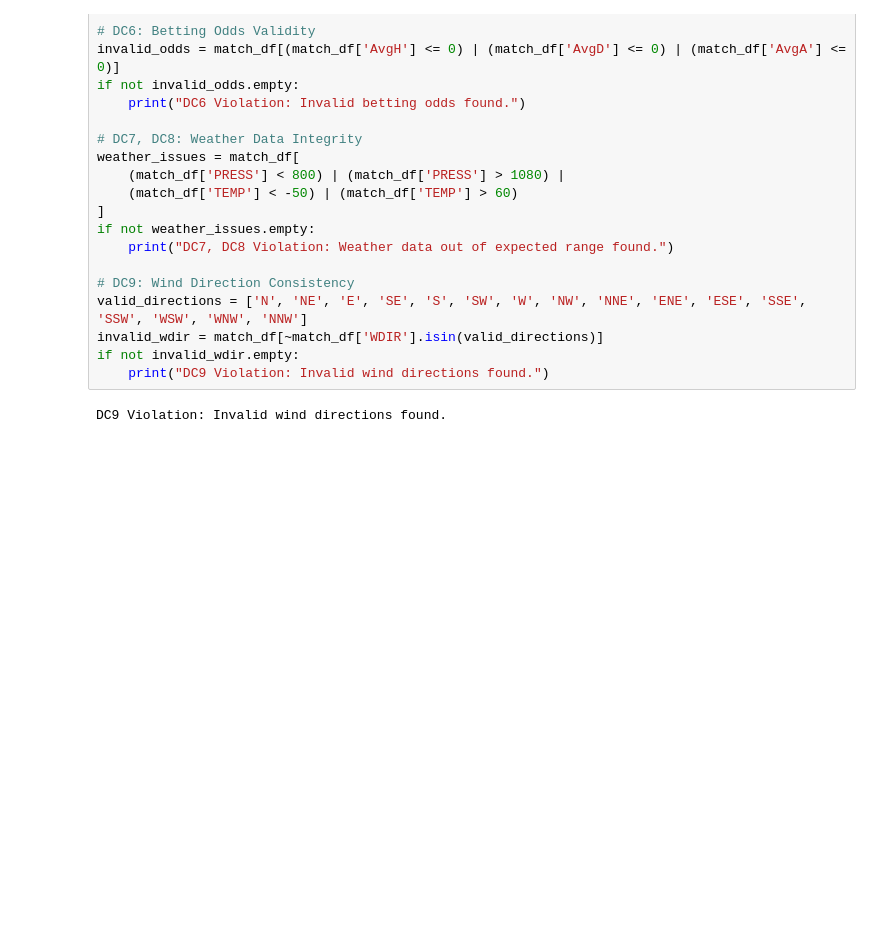
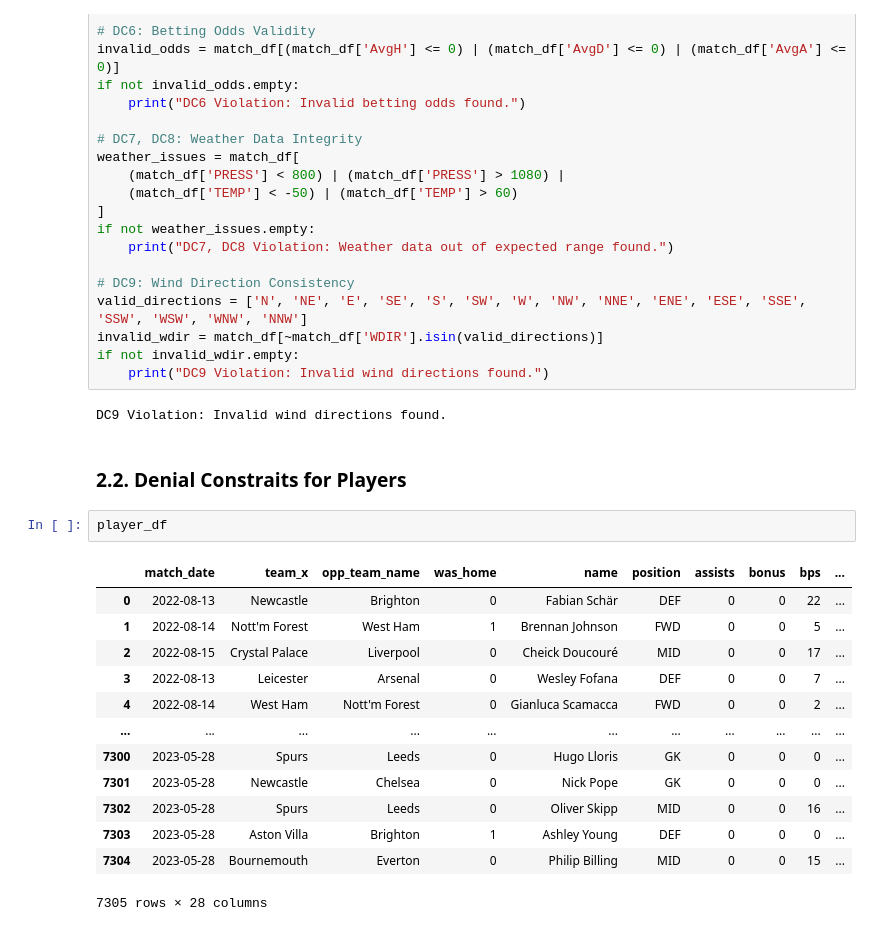
Before and after one commit to marcmelis/adsdb-fantasy-football, a Jupyter notebook: notebooks/data_quality/data_quality.ipynb, the cells around one changed output. Cells and saved outputs as stored; diff of their text form; blank space fills up the shorter version.

Commit message:
add denial constrains (new some more maybe)

```diff
--- a/notebooks/data_quality/data_quality.ipynb
+++ b/notebooks/data_quality/data_quality.ipynb
@@ -235,3 +225,21 @@ if not invalid_wdir.empty:
     print("DC9 Violation: Invalid wind directions found.")
 # %% [output]
 DC9 Violation: Invalid wind directions found.
+# %% [markdown]
+### 2.2. Denial Constraits for Players
+# %%
+player_df
+# %% [output]
+|  | match_date | team_x | opp_team_name | was_home | name | position | assists | bonus | bps | ... |
+| 0 | 2022-08-13 | Newcastle | Brighton | 0 | Fabian Schär | DEF | 0 | 0 | 22 | ... |
+| 1 | 2022-08-14 | Nott'm Forest | West Ham | 1 | Brennan Johnson | FWD | 0 | 0 | 5 | ... |
+| 2 | 2022-08-15 | Crystal Palace | Liverpool | 0 | Cheick Doucouré | MID | 0 | 0 | 17 | ... |
+| 3 | 2022-08-13 | Leicester | Arsenal | 0 | Wesley Fofana | DEF | 0 | 0 | 7 | ... |
+| 4 | 2022-08-14 | West Ham | Nott'm Forest | 0 | Gianluca Scamacca | FWD | 0 | 0 | 2 | ... |
+| ... | ... | ... | ... | ... | ... | ... | ... | ... | ... | ... |
+| 7300 | 2023-05-28 | Spurs | Leeds | 0 | Hugo Lloris | GK | 0 | 0 | 0 | ... |
+| 7301 | 2023-05-28 | Newcastle | Chelsea | 0 | Nick Pope | GK | 0 | 0 | 0 | ... |
+| 7302 | 2023-05-28 | Spurs | Leeds | 0 | Oliver Skipp | MID | 0 | 0 | 16 | ... |
+| 7303 | 2023-05-28 | Aston Villa | Brighton | 1 | Ashley Young | DEF | 0 | 0 | 0 | ... |
+| 7304 | 2023-05-28 | Bournemouth | Everton | 0 | Philip Billing | MID | 0 | 0 | 15 | ... |
+7305 rows × 28 columns
```
Also changed, not shown: parts of 7 cells of this notebook.
